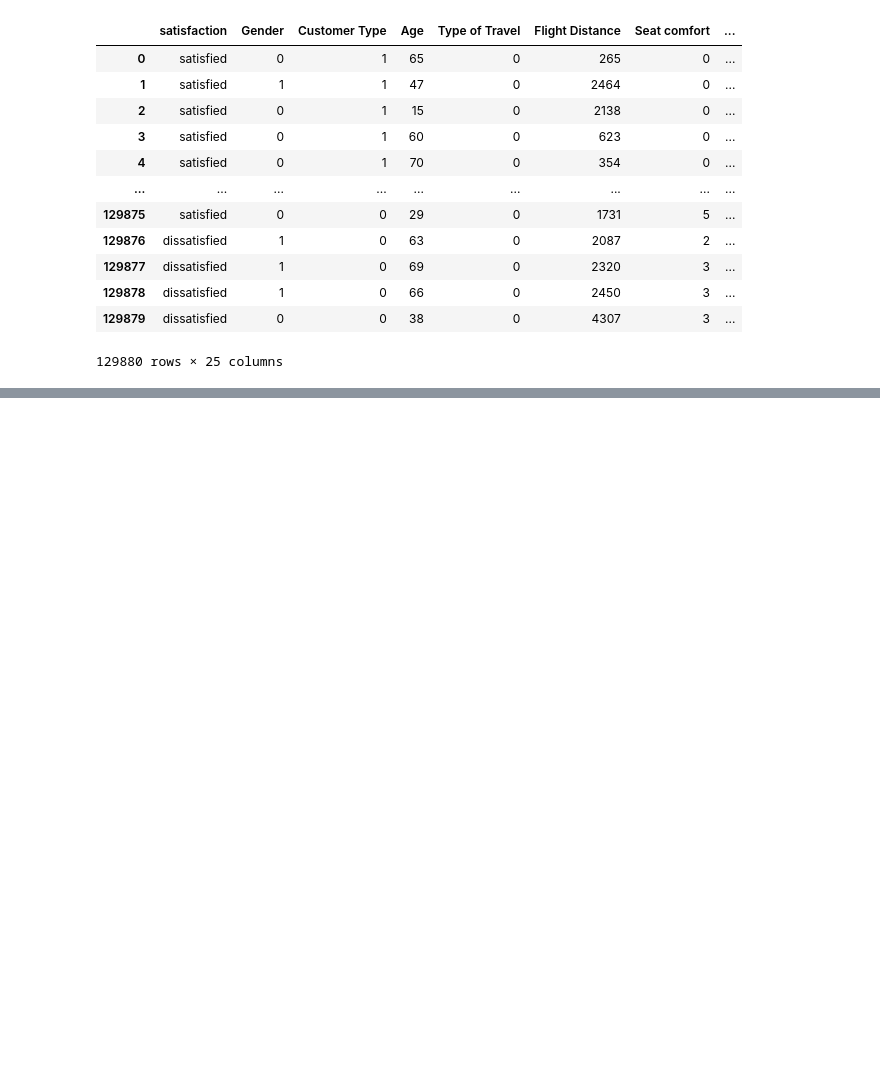
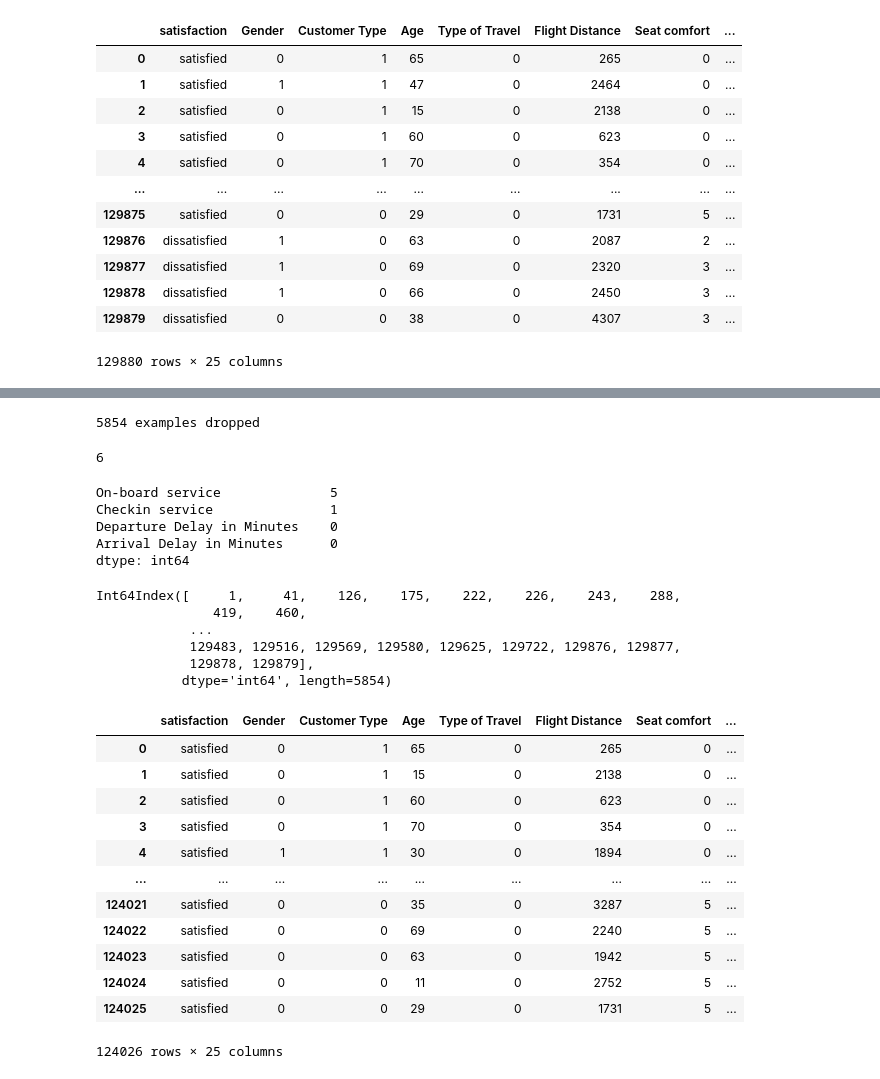
Before and after one commit to lotlouischoitslab/Airline_Satisfaction, a Jupyter notebook: airline_satisfication.ipynb, the cells around one changed output, grey strips where cells are left out. Cells and saved outputs as stored; diff of their text form; code cells hidden in the pictures; blank space fills up the shorter version.

Commit message:
working on outliers

```diff
--- a/airline_satisfication.ipynb
+++ b/airline_satisfication.ipynb
@@ -120,0 +137,69 @@ plt.show()
+# %%
+def remove_outliers(df,columns,threshold):
+    df = df.copy()
+
+    #Calculate the Lower and Upper Bound for the Z distribution given a threshold value
+    lower_bound = scipy.stats.norm.ppf(q= 0.5*threshold,loc=0,scale=1)
+    upper_bound = scipy.stats.norm.ppf(q= 1 - 0.5*threshold,loc=0,scale=1)
+
+    #Calculate the z-scores of every example in the columns specified
+    outlier_df = df.loc[:,columns].copy()
+    zscores = scipy.stats.zscore(outlier_df,axis=0)
+    zscores_df = pd.DataFrame(zscores)
+
+    #Boolean arrays deonting the outlier examples
+    lower_outliers = (zscores < lower_bound)
+    upper_outliers = (zscores >= upper_bound)
+    lower_outliers_df = pd.DataFrame(lower_outliers)
+    upper_outliers_df = pd.DataFrame(lower_outliers)
+
+    #Indicies of all outliers
+    outliers = df[pd.concat([lower_outliers,upper_outliers],axis=1).any(axis=1)].index
+
+    #Drop the outliers
+    df = df.drop(outliers, axis=0).reset_index(drop=True)
+    print(len(outliers),'examples dropped')
+
+    return lower_bound, upper_bound,outlier_df, zscores_df, lower_outliers_df, upper_outliers_df, outliers,df
+# %%
+specified_columns = ['On-board service','Checkin service','Departure Delay in Minutes','Arrival Delay in Minutes']
+lower_bound, upper_bound, outlier_df,zscores,lower_outliers,upper_outliers,outliers,modified_df = remove_outliers(X,specified_columns,0.05)
+# %% [output]
+5854 examples dropped
+# %%
+lower_outliers.any(axis=1).sum() #6 total outliers in the data
+# %% [output]
+6
+# %%
+lower_outliers.sum(axis=0)
+# %% [output]
+On-board service              5
+Checkin service               1
+Departure Delay in Minutes    0
+Arrival Delay in Minutes      0
+dtype: int64
+# %%
+outliers
+# %% [output]
+Int64Index([     1,     41,    126,    175,    222,    226,    243,    288,
+               419,    460,
+            ...
+            129483, 129516, 129569, 129580, 129625, 129722, 129876, 129877,
+            129878, 129879],
+           dtype='int64', length=5854)
+# %%
+modified_df
+# %% [output]
+|  | satisfaction | Gender | Customer Type | Age | Type of Travel | Flight Distance | Seat comfort | ... |
+| 0 | satisfied | 0 | 1 | 65 | 0 | 265 | 0 | ... |
+| 1 | satisfied | 0 | 1 | 15 | 0 | 2138 | 0 | ... |
+| 2 | satisfied | 0 | 1 | 60 | 0 | 623 | 0 | ... |
+| 3 | satisfied | 0 | 1 | 70 | 0 | 354 | 0 | ... |
+| 4 | satisfied | 1 | 1 | 30 | 0 | 1894 | 0 | ... |
+| ... | ... | ... | ... | ... | ... | ... | ... | ... |
+| 124021 | satisfied | 0 | 0 | 35 | 0 | 3287 | 5 | ... |
+| 124022 | satisfied | 0 | 0 | 69 | 0 | 2240 | 5 | ... |
+| 124023 | satisfied | 0 | 0 | 63 | 0 | 1942 | 5 | ... |
+| 124024 | satisfied | 0 | 0 | 11 | 0 | 2752 | 5 | ... |
+| 124025 | satisfied | 0 | 0 | 29 | 0 | 1731 | 5 | ... |
+124026 rows × 25 columns
```
Also changed, not shown: parts of 11 cells of this notebook.
